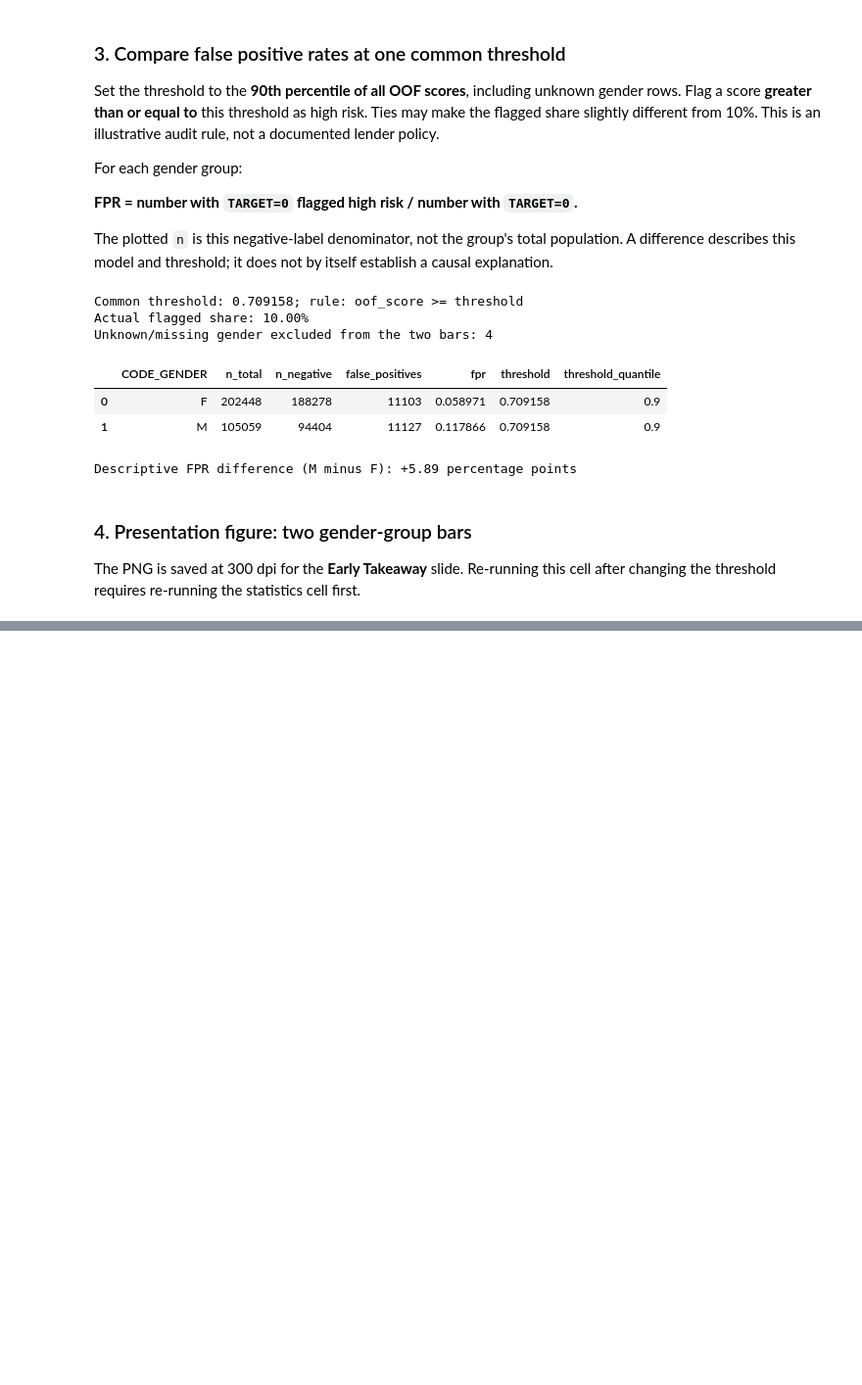
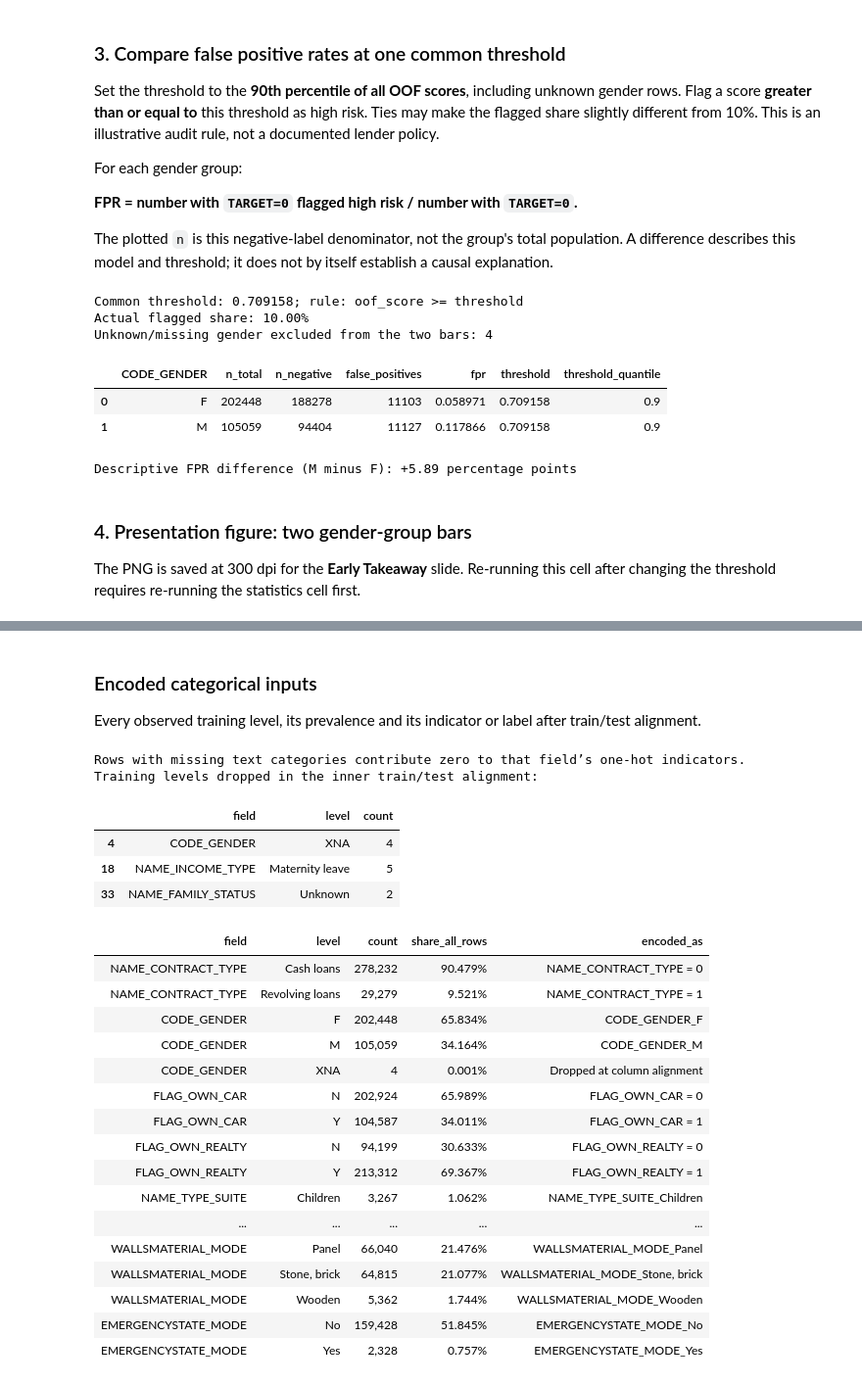
Before and after one commit to XXHEFEI/home-credit-audit, a Jupyter notebook: home_credit_baseline_local.ipynb, the cells around one changed output, grey strips where cells are left out. Shown at 98% size. Saved outputs shown, nothing was run; the diff lists cells and outputs as text; code cells hidden in the pictures; blank space fills up the shorter version.

```diff
--- a/home_credit_baseline_local.ipynb
+++ b/home_credit_baseline_local.ipynb
@@ -1655,0 +1765,52 @@ Figure saved to /Users/hefei/Desktop/DS-202/home-credit-audit/audit_outputs/gend
+# %% [markdown]
+### Encoded categorical inputs
+
+Every observed training level, its prevalence and its indicator or label after train/test alignment.
+# %%
+# Connect the raw category profiles to the actual train/test column alignment.
+category_names = raw_inputs.select_dtypes(exclude='number').columns.tolist()
+test_categories = pd.read_csv(Path(DATA_DIR) / 'application_test.csv', usecols=category_names)
+level_rows = []
+for field in category_names:
+    values = raw_train[field]
+    test_levels = set(test_categories[field].dropna())
+    binary_label_encoding = len(values.unique()) <= 2
+    for position, (level, count) in enumerate(values.dropna().value_counts().sort_index().items()):
+        if binary_label_encoding:
+            representation = f'{field} = {position}'
+        elif level in test_levels:
+            representation = f'{field}_{level}'
+        else:
+            representation = 'Dropped at column alignment'
+        level_rows.append(dict(field=field, level=level, count=int(count),
+                               share_all_rows=count / len(raw_train), encoded_as=representation))
+level_profile = pd.DataFrame(level_rows)
+print('Rows with missing text categories contribute zero to that field’s one-hot indicators.')
+print('Training levels dropped in the inner train/test alignment:')
+display(level_profile.loc[level_profile.encoded_as.eq('Dropped at column alignment'),
+                          ['field', 'level', 'count']])
+display(level_profile.style.hide(axis='index').format({'count': '{:,}', 'share_all_rows': '{:.3%}'}))
+# %% [output]
+Rows with missing text categories contribute zero to that field’s one-hot indicators.
+Training levels dropped in the inner train/test alignment:
+|  | field | level | count |
+| 4 | CODE_GENDER | XNA | 4 |
+| 18 | NAME_INCOME_TYPE | Maternity leave | 5 |
+| 33 | NAME_FAMILY_STATUS | Unknown | 2 |
+| field | level | count | share_all_rows | encoded_as |
+| NAME_CONTRACT_TYPE | Cash loans | 278,232 | 90.479% | NAME_CONTRACT_TYPE = 0 |
+| NAME_CONTRACT_TYPE | Revolving loans | 29,279 | 9.521% | NAME_CONTRACT_TYPE = 1 |
+| CODE_GENDER | F | 202,448 | 65.834% | CODE_GENDER_F |
+| CODE_GENDER | M | 105,059 | 34.164% | CODE_GENDER_M |
+| CODE_GENDER | XNA | 4 | 0.001% | Dropped at column alignment |
+| FLAG_OWN_CAR | N | 202,924 | 65.989% | FLAG_OWN_CAR = 0 |
+| FLAG_OWN_CAR | Y | 104,587 | 34.011% | FLAG_OWN_CAR = 1 |
+| FLAG_OWN_REALTY | N | 94,199 | 30.633% | FLAG_OWN_REALTY = 0 |
+| FLAG_OWN_REALTY | Y | 213,312 | 69.367% | FLAG_OWN_REALTY = 1 |
+| NAME_TYPE_SUITE | Children | 3,267 | 1.062% | NAME_TYPE_SUITE_Children |
+| ... | ... | ... | ... | ... |
+| WALLSMATERIAL_MODE | Panel | 66,040 | 21.476% | WALLSMATERIAL_MODE_Panel |
+| WALLSMATERIAL_MODE | Stone, brick | 64,815 | 21.077% | WALLSMATERIAL_MODE_Stone, brick |
+| WALLSMATERIAL_MODE | Wooden | 5,362 | 1.744% | WALLSMATERIAL_MODE_Wooden |
+| EMERGENCYSTATE_MODE | No | 159,428 | 51.845% | EMERGENCYSTATE_MODE_No |
+| EMERGENCYSTATE_MODE | Yes | 2,328 | 0.757% | EMERGENCYSTATE_MODE_Yes |
```
Also changed, not shown: parts of 16 cells of this notebook.
